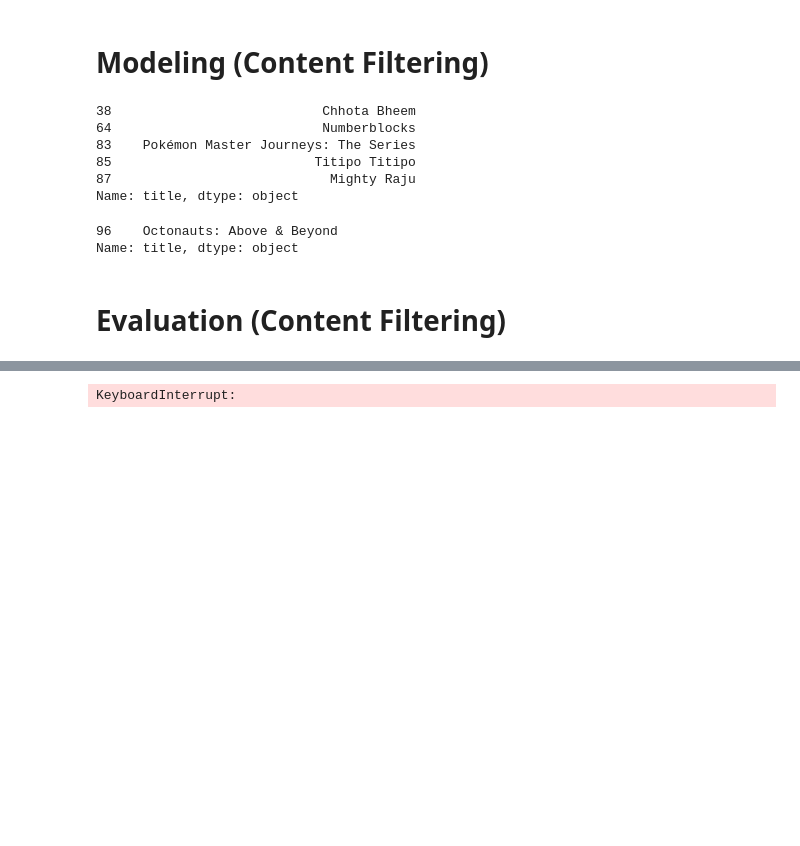
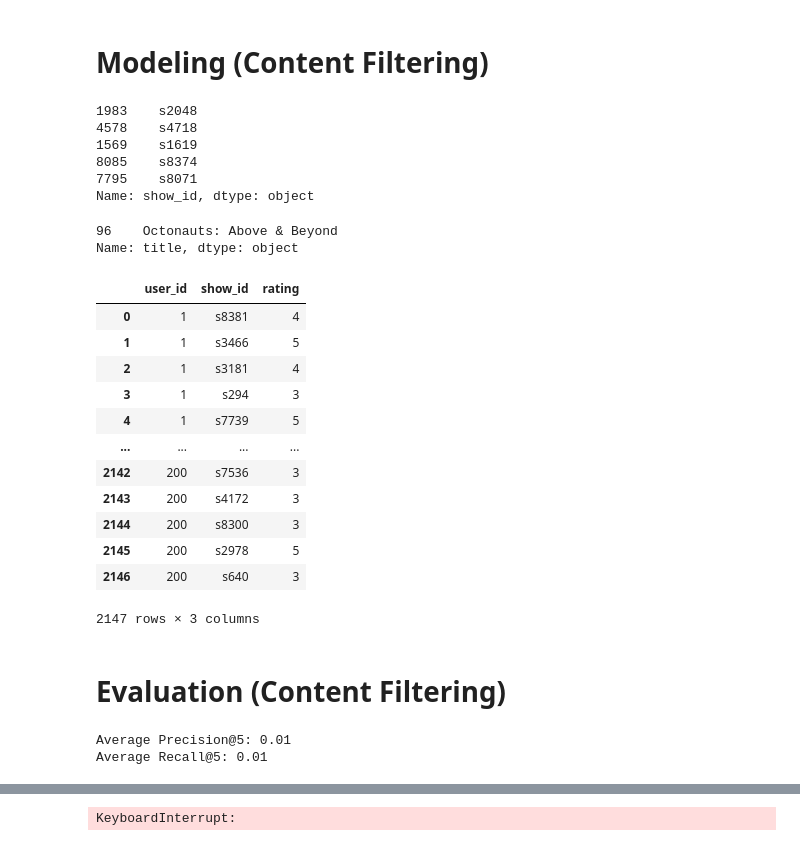
Before and after one commit to bybeejac000/Intex2, a Jupyter notebook: PythonRecommender/DataUnderstandingCleaning.ipynb, the cells around one changed output, grey strips where cells are left out. Saved outputs shown, nothing was run; the diff lists cells and outputs as text; code cells hidden in the pictures; blank space fills up the shorter version.

```diff
--- a/PythonRecommender/DataUnderstandingCleaning.ipynb
+++ b/PythonRecommender/DataUnderstandingCleaning.ipynb
@@ -332,20 +345,36 @@ def recommend_movies(show_id, df, similarity_matrix, top_n=5):
 
     movie_indices = [i[0] for i in sim_scores]
 
-    return df.iloc[movie_indices]['title']
+    return df.iloc[movie_indices]['show_id']
 
-recommend_movies('s99', content, similarity_matrix)
+recommend_movies('s99', content, combined_similarity)
 # %% [output]
-38                           Chhota Bheem
-64                           Numberblocks
-83    Pokémon Master Journeys: The Series
-85                          Titipo Titipo
-87                            Mighty Raju
-Name: title, dtype: object
+1983    s2048
+4578    s4718
+1569    s1619
+8085    s8374
+7795    s8071
+Name: show_id, dtype: object
 # %%
 content[content['show_id'] == 's99']['title']
 # %% [output]
 96    Octonauts: Above & Beyond
 Name: title, dtype: object
+# %%
+ratings
+# %% [output]
+|  | user_id | show_id | rating |
+| 0 | 1 | s8381 | 4 |
+| 1 | 1 | s3466 | 5 |
+| 2 | 1 | s3181 | 4 |
+| 3 | 1 | s294 | 3 |
+| 4 | 1 | s7739 | 5 |
+| ... | ... | ... | ... |
+| 2142 | 200 | s7536 | 3 |
+| 2143 | 200 | s4172 | 3 |
+| 2144 | 200 | s8300 | 3 |
+| 2145 | 200 | s2978 | 5 |
+| 2146 | 200 | s640 | 3 |
+2147 rows × 3 columns
 # %% [markdown]
 <h1>Evaluation (Content Filtering)
@@ -351,0 +433,27 @@ Name: title, dtype: object
+# %%
+total_precision = 0
+total_recall = 0
+count = 0
+
+
+#For this test we calculate the precision and reacall for all items in the ground truth
+#
+for show_id, relevant_ids in ground_truth.items():
+    recommended_ids = recommend_movies(show_id, content, combined_similarity, top_n=5)
+
+    precision, recall = precision_recall_at_k(recommended_ids, relevant_ids, k=5)
+
+    #print(f"{show_id} — Precision: {precision:.2f}, Recall: {recall:.2f}")
+
+    total_precision += precision
+    total_recall += recall
+    count += 1
+
+average_precision = total_precision / count
+average_recall = total_recall / count
+
+print(f"\nAverage Precision@5: {average_precision:.2f}")
+print(f"Average Recall@5: {average_recall:.2f}")
+# %% [output]
+Average Precision@5: 0.01
+Average Recall@5: 0.01
```
Also changed, not shown: parts of 24 cells of this notebook.
